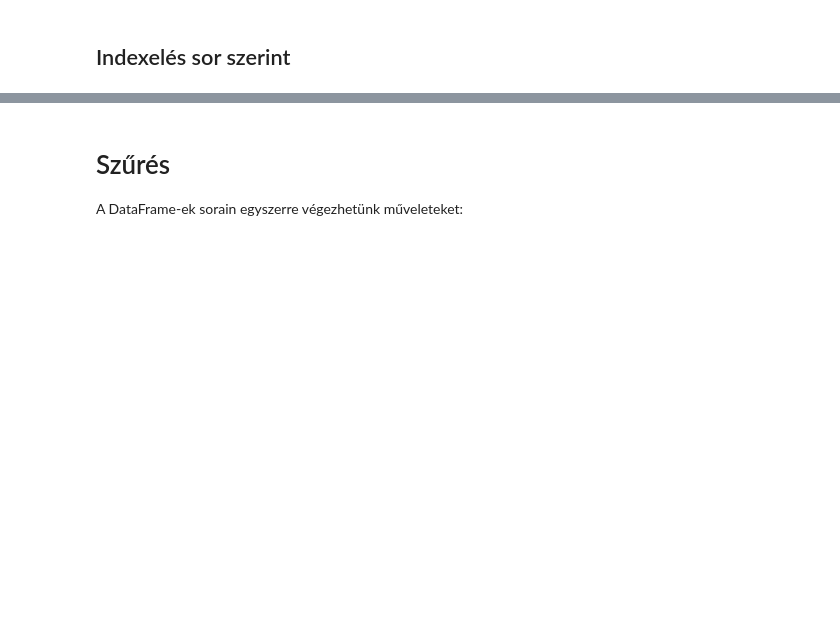
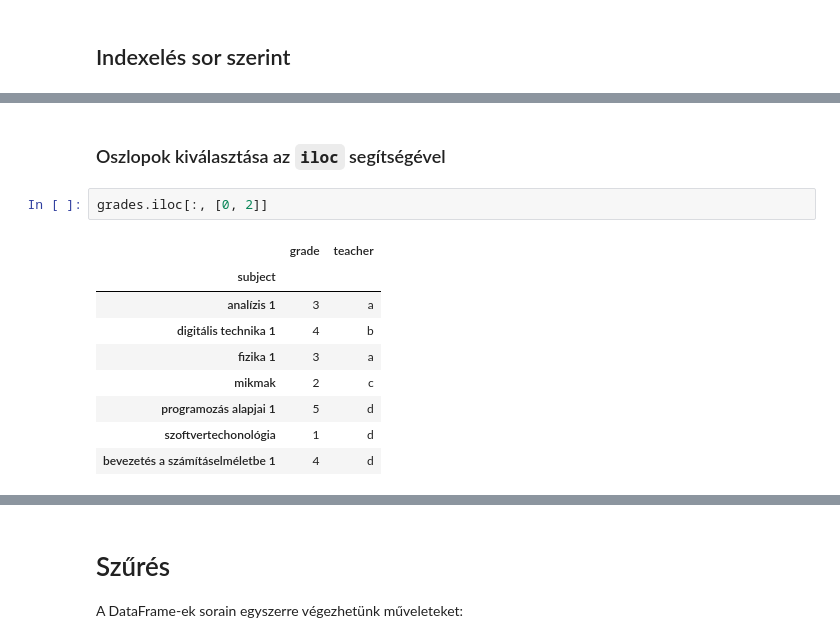
Before and after one commit to bi-labor/pandas_jupyter, a Jupyter notebook: notebooks/Pandas_alapok.ipynb, the cells around one changed output, grey strips where cells are left out. Cells and saved outputs as stored; diff of their text form; blank space fills up the shorter version.

```diff
--- a/notebooks/Pandas_alapok.ipynb
+++ b/notebooks/Pandas_alapok.ipynb
@@ -100,0 +166,14 @@ grades.iloc[1:3]  # utolsó index nincs benne, [1, 3)
+# %% [markdown]
+### Oszlopok kiválasztása az `iloc` segítségével
+# %%
+grades.iloc[:, [0, 2]]
+# %% [output]
+|  | grade | teacher |
+| subject |  |  |
+| analízis 1 | 3 | a |
+| digitális technika 1 | 4 | b |
+| fizika 1 | 3 | a |
+| mikmak | 2 | c |
+| programozás alapjai 1 | 5 | d |
+| szoftvertechonológia | 1 | d |
+| bevezetés a számításelméletbe 1 | 4 | d |
```
Also changed, not shown: parts of 47 cells of this notebook.
